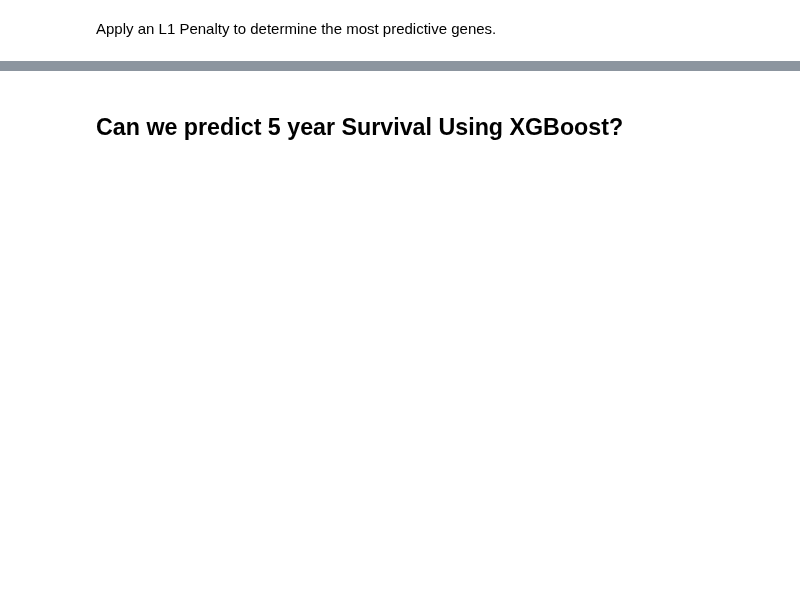
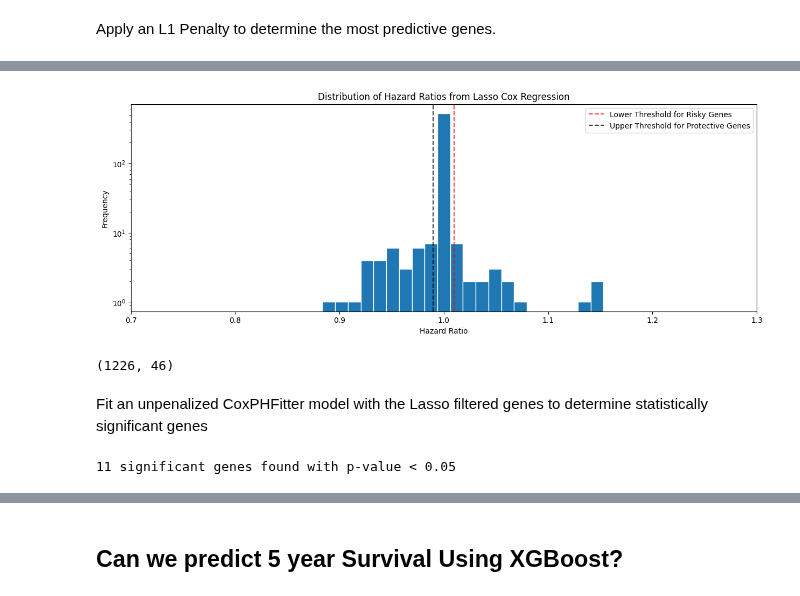
Before and after one commit to Djtrainer/cancer_research, a Jupyter notebook: notebooks/brca_eda.ipynb, the cells around one changed output, grey strips where cells are left out. Cells and saved outputs as stored; diff of their text form; code cells hidden in the pictures; blank space fills up the shorter version.

```diff
--- a/notebooks/brca_eda.ipynb
+++ b/notebooks/brca_eda.ipynb
@@ -391,9 +371,11 @@ df_gene.shape
 # %% [markdown]
 There are almost 50x more genes than samples in this dataset. Pare down number of genes using a variance filter.
 # %%
-# keep genes with top 50% highest variance
+# keep genes with top 10% highest variance
+variance_filter = 0.01 # keep top <vairance_filter> % of genes with highest variance
+
 variances = df_gene.var()
-high_variance_genes = variances.nlargest(int(len(variances)*0.5)).index
+high_variance_genes = variances.nlargest(int(len(variances)*variance_filter)).index
 df_gene_filt = df_gene[high_variance_genes]
 df_gene_filt.shape
 # %% [output]
@@ -401,10 +383,10 @@ df_gene_filt.shape
 # %% [markdown]
 Apply an L1 Penalty to determine the most predictive genes.
 # %%
-df_final = df_clinical[["duration", "event"]].merge(df_gene_filt, left_index=True, right_index=True)
+df_lasso = df_clinical[["duration", "event"]].merge(df_gene_filt, left_index=True, right_index=True)
 
-cph_lasso = CoxPHFitter(penalizer=0.1, l1_ratio=1.0)
-cph_lasso.fit(df_final, duration_col='duration', event_col='event')
+cph_lasso = CoxPHFitter(penalizer=0.01, l1_ratio=1.0)
+cph_lasso.fit(df_lasso.round(2), duration_col='duration', event_col='event')
 
 cph_lasso.print_summary()
 # %% [output]
@@ -460,0 +424,49 @@ data_x.head()
+# %%
+_, axes = plt.subplots(figsize=(15, 5))
+cph_lasso.hazard_ratios_.hist(
+    bins=np.linspace(0.7, 1.3, 50),
+    edgecolor='w',
+    grid=False,
+    ax=axes
+)
+axes.axvline(1.01, color='red', linestyle='--', label='Lower Threshold for Risky Genes', alpha=0.75)
+axes.axvline(0.99, color='k', linestyle='--', label='Upper Threshold for Protective Genes', alpha=0.75)
+
+axes.set_xlabel('Hazard Ratio')
+axes.set_ylabel('Frequency')
+axes.set_title('Distribution of Hazard Ratios from Lasso Cox Regression')
+axes.set_yscale('log')
+axes.legend()
+axes.set_xlim([0.7, 1.3]);
+# %% [output]
+[figure, added]
+# %%
+threshold = 0.01 # Hazard ratio threshold for selecting genes
+# Select genes with hazard ratios +/- threshold from 1
+
+lasso_results_df = cph_lasso.summary
+selected_genes_list = lasso_results_df[
+    (lasso_results_df['exp(coef)'] > 1 + threshold) |
+    (lasso_results_df['exp(coef)'] < 1 - threshold)
+    ].index.tolist()
+
+df_selected_genes = df_gene_filt[selected_genes_list]
+df_selected_genes.shape
+# %% [output]
+(1226, 46)
+# %% [markdown]
+Fit an unpenalized CoxPHFitter model with the Lasso filtered genes to determine statistically significant genes
+# %%
+inference_df = df_final = df_clinical[["duration", "event"]].merge(df_selected_genes, left_index=True, right_index=True)
+
+cph_inference = CoxPHFitter()
+cph_inference.fit(df_final.round(2), duration_col='duration', event_col='event')
+
+final_results = cph_inference.summary
+
+# Filter for genes with a p-value < 0.05
+significant_genes = final_results[final_results['p'] < 0.05]
+
+print(f"{significant_genes.shape[1]} significant genes found with p-value < 0.05")
+# %% [output]
+11 significant genes found with p-value < 0.05
```
Also changed, not shown: parts of 21 cells of this notebook.
